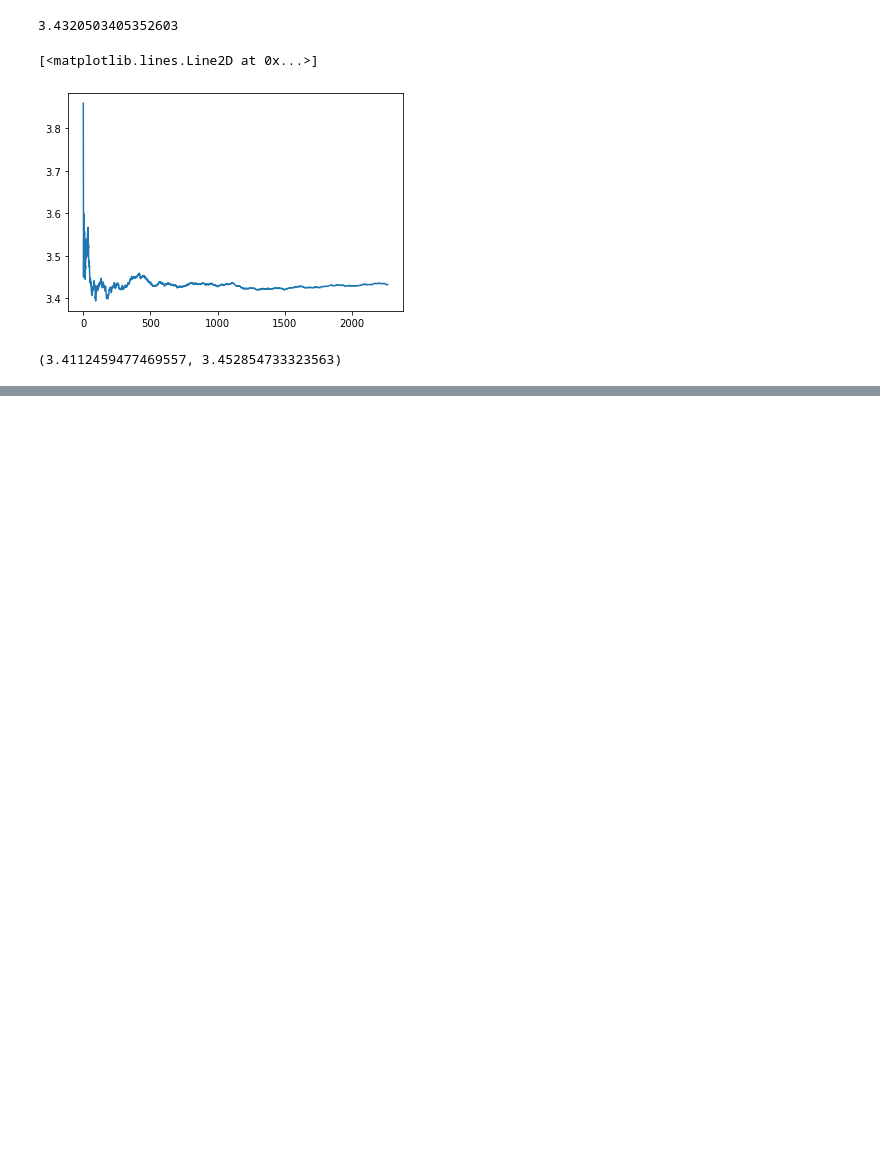
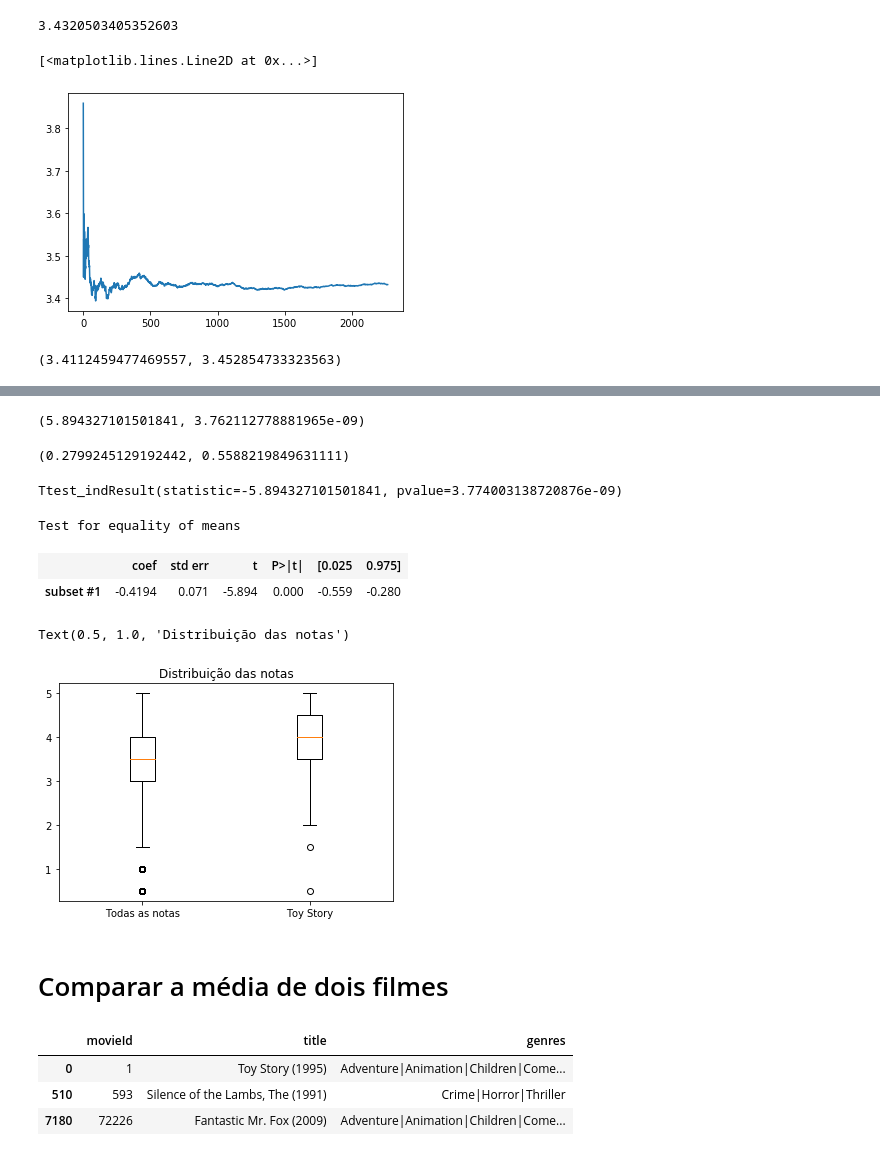
Before and after one commit to emarquesdelima/Learning, a Jupyter notebook: Alura - Data Science/Data Science - Introdução a testes estatísticos com Python/aula0/Data Science - Introdução a Testes.ipynb, the cells around one changed output, grey strips where cells are left out. Saved outputs shown, nothing was run; the diff lists cells and outputs as text; code cells hidden in the pictures; blank space fills up the shorter version.

```diff
--- a/Alura - Data Science/Data Science - Introdução a testes estatísticos com Python/aula0/Data Science - Introdução a Testes.ipynb
+++ b/Alura - Data Science/Data Science - Introdução a testes estatísticos com Python/aula0/Data Science - Introdução a Testes.ipynb
@@ -277,0 +348,38 @@ descr = DescrStatsW(notaMediaDosFilmesComPeloMenosDezVotos)
+# %%
+print(ztest(notas1.rating, notas.rating))
+zconfint(notas1.rating, notas.rating)
+# %% [output]
+(5.894327101501841, 3.762112778881965e-09)
+(0.2799245129192442, 0.5588219849631111)
+# %%
+from scipy.stats import ttest_ind
+
+ttest_ind(notas.rating, notas1.rating)
+# %% [output]
+Ttest_indResult(statistic=-5.894327101501841, pvalue=3.774003138720876e-09)
+# %%
+descr_todas_as_notas = DescrStatsW(notas.rating)
+descr_toystory = DescrStatsW(notas1.rating)
+comparacao = descr_todas_as_notas.get_compare(descr_toystory)
+comparacao.summary()
+# %% [output]
+Test for equality of means
+|  | coef | std err | t | P>|t| | [0.025 | 0.975] |
+| subset #1 | -0.4194 | 0.071 | -5.894 | 0.000 | -0.559 | -0.280 |
+# %%
+import matplotlib.pyplot as plt
+
+plt.boxplot([notas['rating'], notas1['rating']], labels = ['Todas as notas', 'Toy Story'])
+plt.title('Distribuição das notas')
+# %% [output]
+Text(0.5, 1.0, 'Distribuição das notas')
+[figure, added]
+# %% [markdown]
+# Comparar a média de dois filmes
+# %%
+filmes.query('movieId in [1, 593, 72226]')
+# %% [output]
+|  | movieId | title | genres |
+| 0 | 1 | Toy Story (1995) | Adventure|Animation|Children|Come... |
+| 510 | 593 | Silence of the Lambs, The (1991) | Crime|Horror|Thriller |
+| 7180 | 72226 | Fantastic Mr. Fox (2009) | Adventure|Animation|Children|Come... |
```
Also changed, not shown: parts of 27 cells of this notebook.
